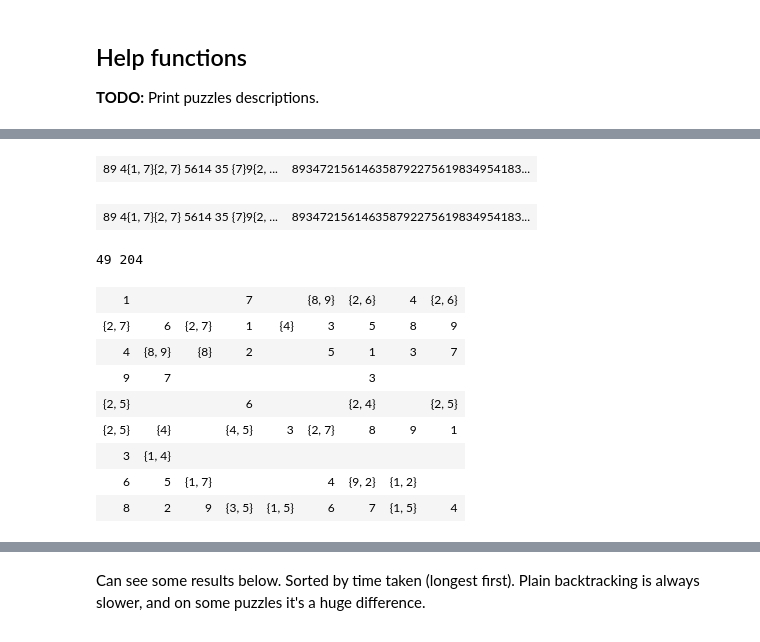
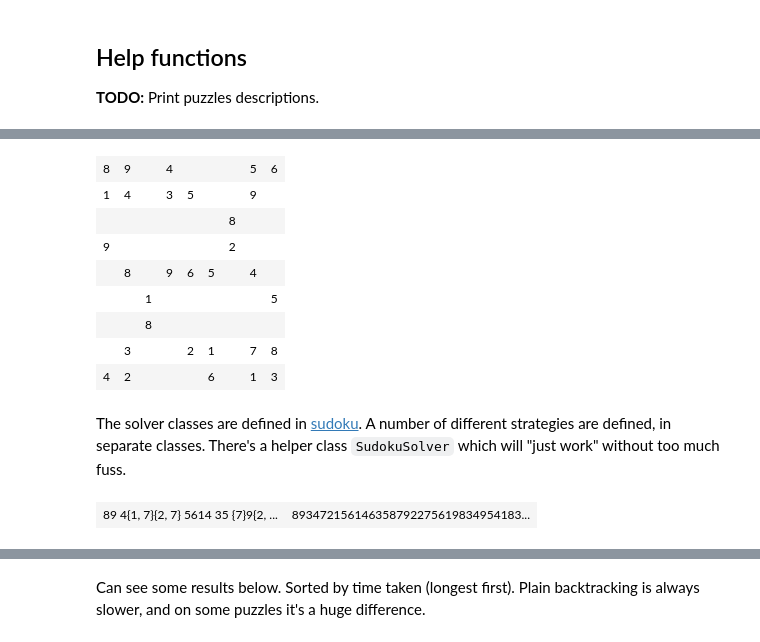
Before and after one commit to hissohathair/puzzle-solvers, a Jupyter notebook: Sudoku Solver.ipynb, the cells around one changed output, grey strips where cells are left out. Saved outputs shown, nothing was run; the diff lists cells and outputs as text; code cells hidden in the pictures.

```diff
--- a/Sudoku Solver.ipynb
+++ b/Sudoku Solver.ipynb
@@ -56,9 +76,17 @@ Create a puzzle in `SudokuPuzzle` then use separate class `SudokuSolver`. Separa
 # %%
 puzzle = su.SudokuPuzzle(starting_grid=su.SAMPLE_PUZZLES[0]['puzzle'])
 original = copy.deepcopy(puzzle)
-solver = su.SudokuSolver()
-solver.solve(puzzle)
-print_2_puzzles(original, puzzle, show_possibilities=2)
+print_puzzle(puzzle)
 # %% [output]
-| 89 4{1, 7}{2, 7} 5614 35 {7}9{2, ... | 893472156146358792275619834954183... |
+| 8 | 9 |  | 4 |  |  |  | 5 | 6 |
+| 1 | 4 |  | 3 | 5 |  |  | 9 |  |
+|  |  |  |  |  |  | 8 |  |  |
+| 9 |  |  |  |  |  | 2 |  |  |
+|  | 8 |  | 9 | 6 | 5 |  | 4 |  |
+|  |  | 1 |  |  |  |  |  | 5 |
+|  |  | 8 |  |  |  |  |  |  |
+|  | 3 |  |  | 2 | 1 |  | 7 | 8 |
+| 4 | 2 |  |  |  | 6 |  | 1 | 3 |
+# %% [markdown]
+The solver classes are defined in [sudoku](sudoku.py). A number of different strategies are defined, in separate classes. There's a helper class `SudokuSolver` which will "just work" without too much fuss.
 # %%
@@ -67,28 +95,3 @@ solver.solve_only_squares(puzzle)
 print_2_puzzles(original, puzzle, show_possibilities=2)
 # %% [output]
 | 89 4{1, 7}{2, 7} 5614 35 {7}9{2, ... | 893472156146358792275619834954183... |
-# %%
-print(solver.max_depth, solver.backtrack_count)
-# %% [output]
-49 204
-# %%
-p2 = su.SudokuPuzzle(starting_grid='1..7...4....1..589...2.5.3797....3.....6.........3.8913........65...4....29..6..4')
-
-p2.set(2, 6, 1)
-p2.set(1, 5, 3)
-p2.set(8, 6, 7)
-p2.set(8, 0, 8)
-p2.set(2, 0, 4)
-p2.set(1, 1, 6)
-
-print_puzzle(p2, show_possibilities=2)
-# %% [output]
-| 1 |  |  | 7 |  | {8, 9} | {2, 6} | 4 | {2, 6} |
-| {2, 7} | 6 | {2, 7} | 1 | {4} | 3 | 5 | 8 | 9 |
-| 4 | {8, 9} | {8} | 2 |  | 5 | 1 | 3 | 7 |
-| 9 | 7 |  |  |  |  | 3 |  |  |
-| {2, 5} |  |  | 6 |  |  | {2, 4} |  | {2, 5} |
-| {2, 5} | {4} |  | {4, 5} | 3 | {2, 7} | 8 | 9 | 1 |
-| 3 | {1, 4} |  |  |  |  |  |  |  |
-| 6 | 5 | {1, 7} |  |  | 4 | {9, 2} | {1, 2} |  |
-| 8 | 2 | 9 | {3, 5} | {1, 5} | 6 | 7 | {1, 5} | 4 |
```
Also changed, not shown: parts of 48 cells of this notebook, 3 other files.
